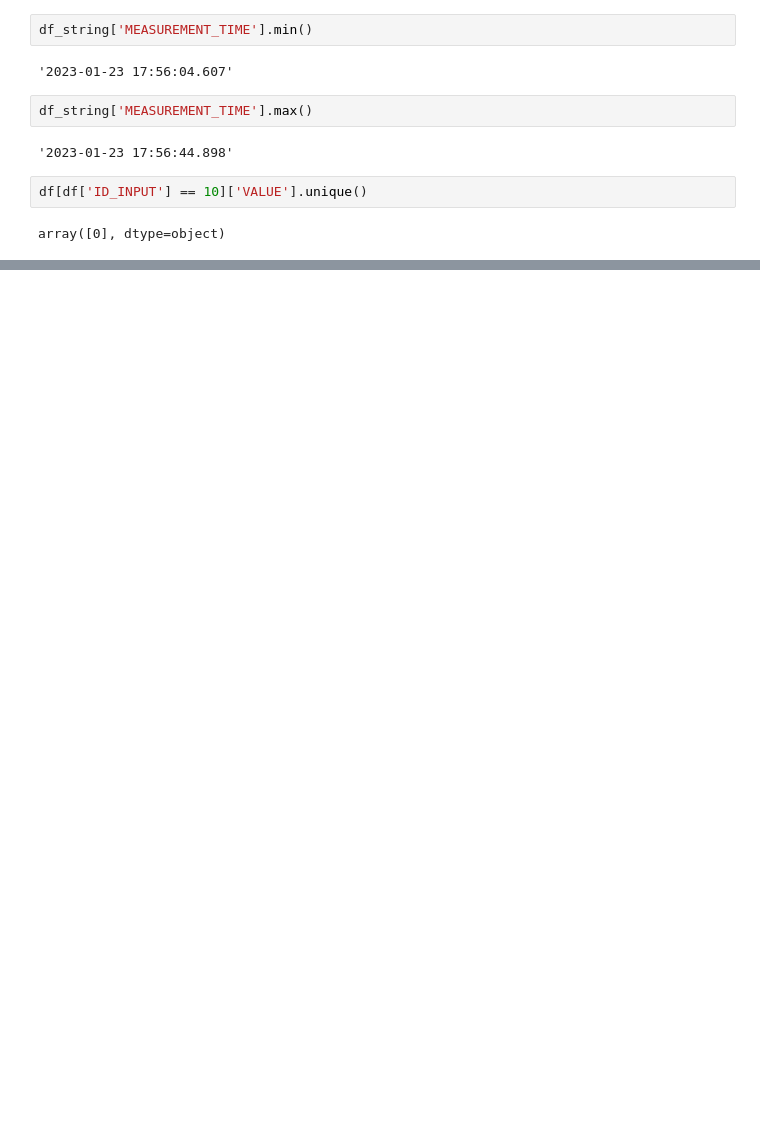
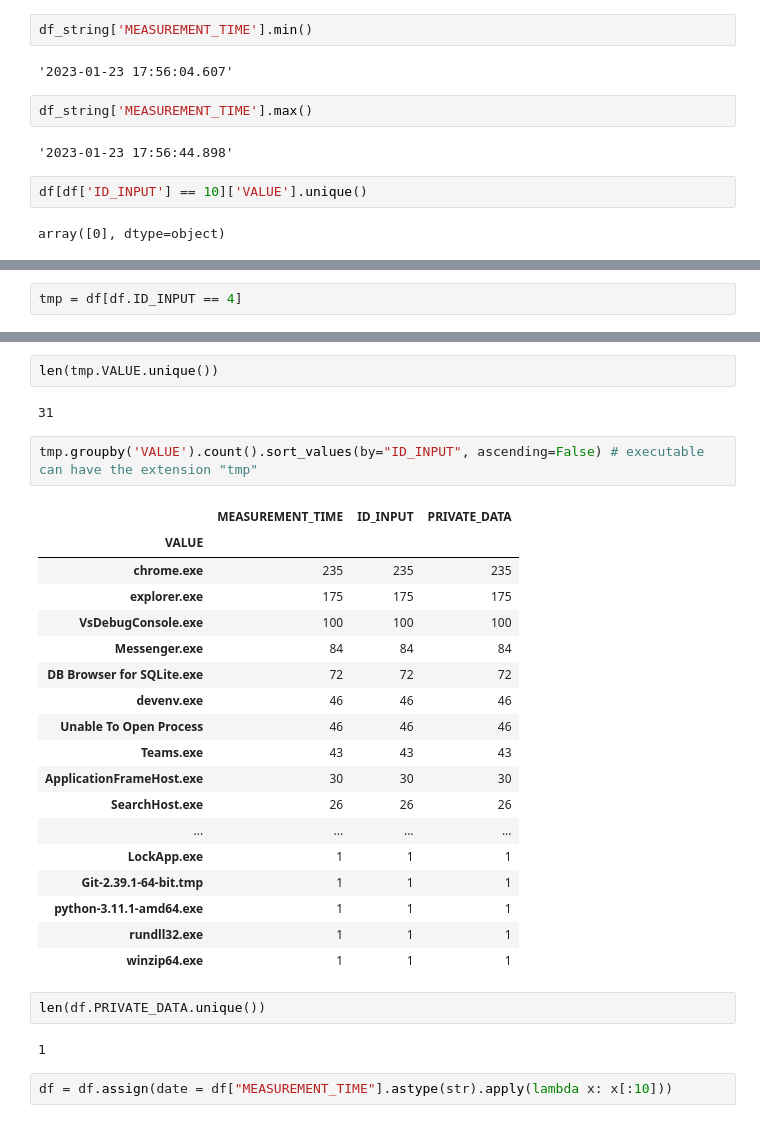
Before and after one commit to miloncl/System-Usage-Analysis, a Jupyter notebook: Process and EDA.ipynb, the cells around one changed output, grey strips where cells are left out. Cells and saved outputs as stored; diff of their text form; blank space fills up the shorter version.

Commit message:
combine preproc data + EDA

```diff
--- a/Process and EDA.ipynb
+++ b/Process and EDA.ipynb
@@ -128,0 +121,2 @@ array([0], dtype=object)
+# %%
+tmp = df[df.ID_INPUT == 4]
@@ -128,0 +137,31 @@ array([0], dtype=object)
+# %%
+len(tmp.VALUE.unique())
+# %% [output]
+31
+# %%
+tmp.groupby('VALUE').count().sort_values(by="ID_INPUT", ascending=False) # executable can have the extension "tmp"
+# %% [output]
+|  | MEASUREMENT_TIME | ID_INPUT | PRIVATE_DATA |
+| VALUE |  |  |  |
+| chrome.exe | 235 | 235 | 235 |
+| explorer.exe | 175 | 175 | 175 |
+| VsDebugConsole.exe | 100 | 100 | 100 |
+| Messenger.exe | 84 | 84 | 84 |
+| DB Browser for SQLite.exe | 72 | 72 | 72 |
+| devenv.exe | 46 | 46 | 46 |
+| Unable To Open Process | 46 | 46 | 46 |
+| Teams.exe | 43 | 43 | 43 |
+| ApplicationFrameHost.exe | 30 | 30 | 30 |
+| SearchHost.exe | 26 | 26 | 26 |
+| ... | ... | ... | ... |
+| LockApp.exe | 1 | 1 | 1 |
+| Git-2.39.1-64-bit.tmp | 1 | 1 | 1 |
+| python-3.11.1-amd64.exe | 1 | 1 | 1 |
+| rundll32.exe | 1 | 1 | 1 |
+| winzip64.exe | 1 | 1 | 1 |
+# %%
+len(df.PRIVATE_DATA.unique())
+# %% [output]
+1
+# %%
+df = df.assign(date = df["MEASUREMENT_TIME"].astype(str).apply(lambda x: x[:10]))
```
Also changed, not shown: parts of 10 cells of this notebook.
